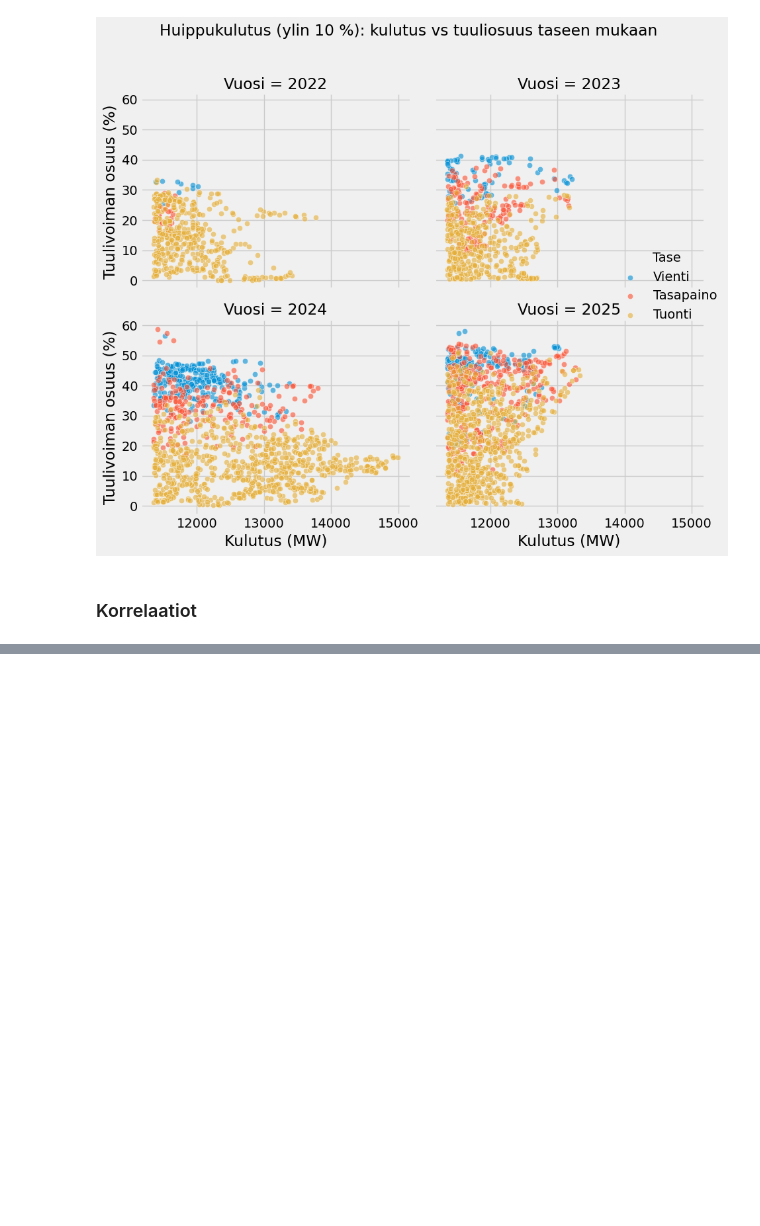
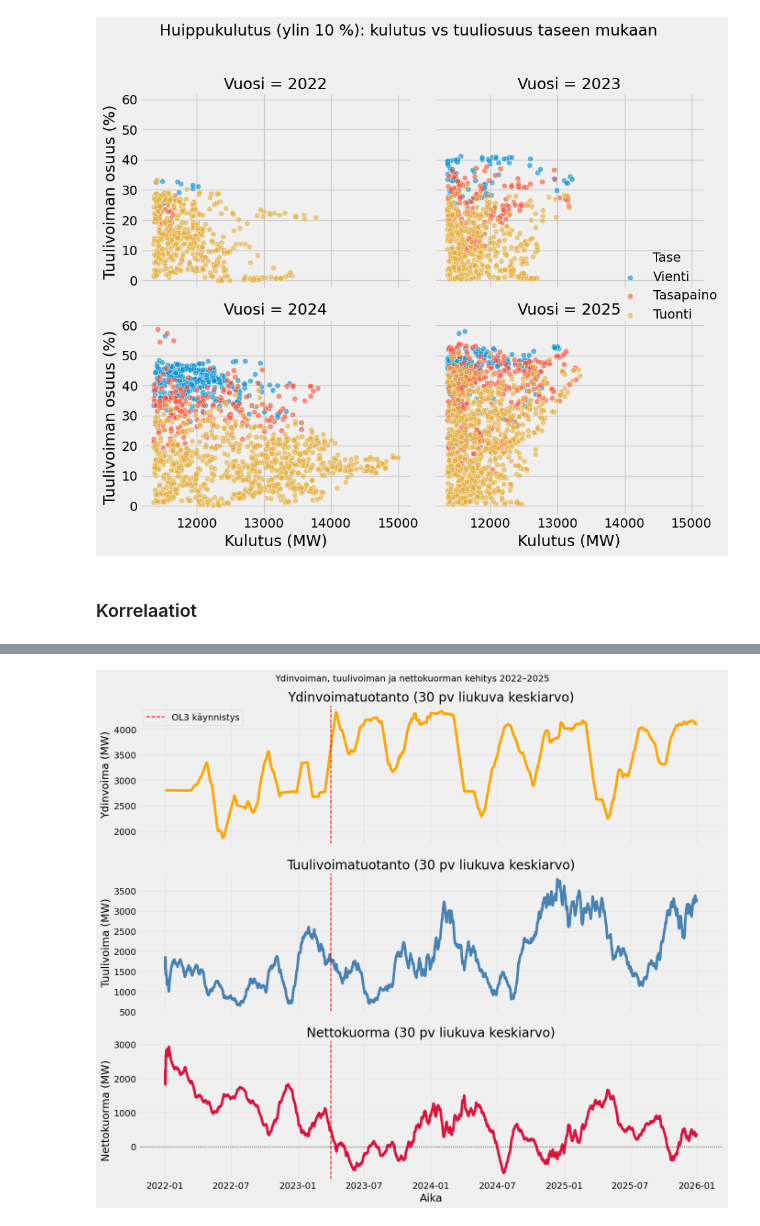
Before and after one commit to Santtulah/thesis, a Jupyter notebook: fingrid.ipynb, the cells around one changed output, grey strips where cells are left out. Drawn from its saved outputs; the diff is of its cells as text; code cells hidden in the pictures; blank space fills up the shorter version.

Commit message:
Lisää Ydinvoiman analyysi ja OL3 vaikutuksen visualisointi

```diff
--- a/fingrid.ipynb
+++ b/fingrid.ipynb
@@ -804,0 +807,3 @@ tänne
+# %%
+nuclear_production = pd.read_csv("fingrid_Ydinvoima.csv")
+nuclear_production.info()
@@ -804,0 +853,44 @@ tänne
+# %%
+# 30 päivän liukuvat keskiarvot
+df_hourly["Ydinvoima_liukuva"] = df_hourly['Ydinvoima (MW)'].rolling(window='30D').mean()
+df_hourly["Tuuli_liukuva"] = df_hourly['Tuulivoimatuotanto (MW)'].rolling(window='30D').mean()
+# %%
+fig, axes = plt.subplots(3, 1, figsize=(14, 12), sharex=True)
+
+# Panel 1 - Ydinvoima
+sns.lineplot(data=df_hourly, x=df_hourly.index, y='Ydinvoima_liukuva',
+             ax=axes[0], color='orange')
+axes[0].set_title('Ydinvoimatuotanto (30 pv liukuva keskiarvo)')
+axes[0].set_ylabel('Ydinvoima (MW)')
+axes[0].set_xlabel('')
+axes[0].grid(alpha=0.3)
+axes[0].axvline(pd.Timestamp('2023-04-01', tz='Europe/Helsinki'),
+                color='red', linestyle='--', linewidth=1.5, label='OL3 käynnistys')
+axes[0].legend()
+
+# Panel 2 - Tuulivoima
+sns.lineplot(data=df_hourly, x=df_hourly.index, y='Tuuli_liukuva',
+             ax=axes[1], color='steelblue')
+axes[1].set_title('Tuulivoimatuotanto (30 pv liukuva keskiarvo)')
+axes[1].set_ylabel('Tuulivoima (MW)')
+axes[1].set_xlabel('')
+axes[1].grid(alpha=0.3)
+axes[1].axvline(pd.Timestamp('2023-04-01', tz='Europe/Helsinki'),
+                color='red', linestyle='--', linewidth=1.5)
+
+# Panel 3 - Nettokuorma
+sns.lineplot(data=df_hourly, x=df_hourly.index, y='Nettokuorma_liukuva',
+             ax=axes[2], color='crimson')
+axes[2].set_title('Nettokuorma (30 pv liukuva keskiarvo)')
+axes[2].set_ylabel('Nettokuorma (MW)')
+axes[2].set_xlabel('Aika')
+axes[2].axhline(0, color='black', linestyle=':', linewidth=1)
+axes[2].grid(alpha=0.3)
+axes[2].axvline(pd.Timestamp('2023-04-01', tz='Europe/Helsinki'),
+                color='red', linestyle='--', linewidth=1.5)
+
+fig.suptitle('Ydinvoiman, tuulivoiman ja nettokuorman kehitys 2022–2025', fontsize=14)
+plt.tight_layout()
+plt.show()
+# %% [output]
+[figure, added]
```
Also changed, not shown: parts of 10 cells of this notebook.
